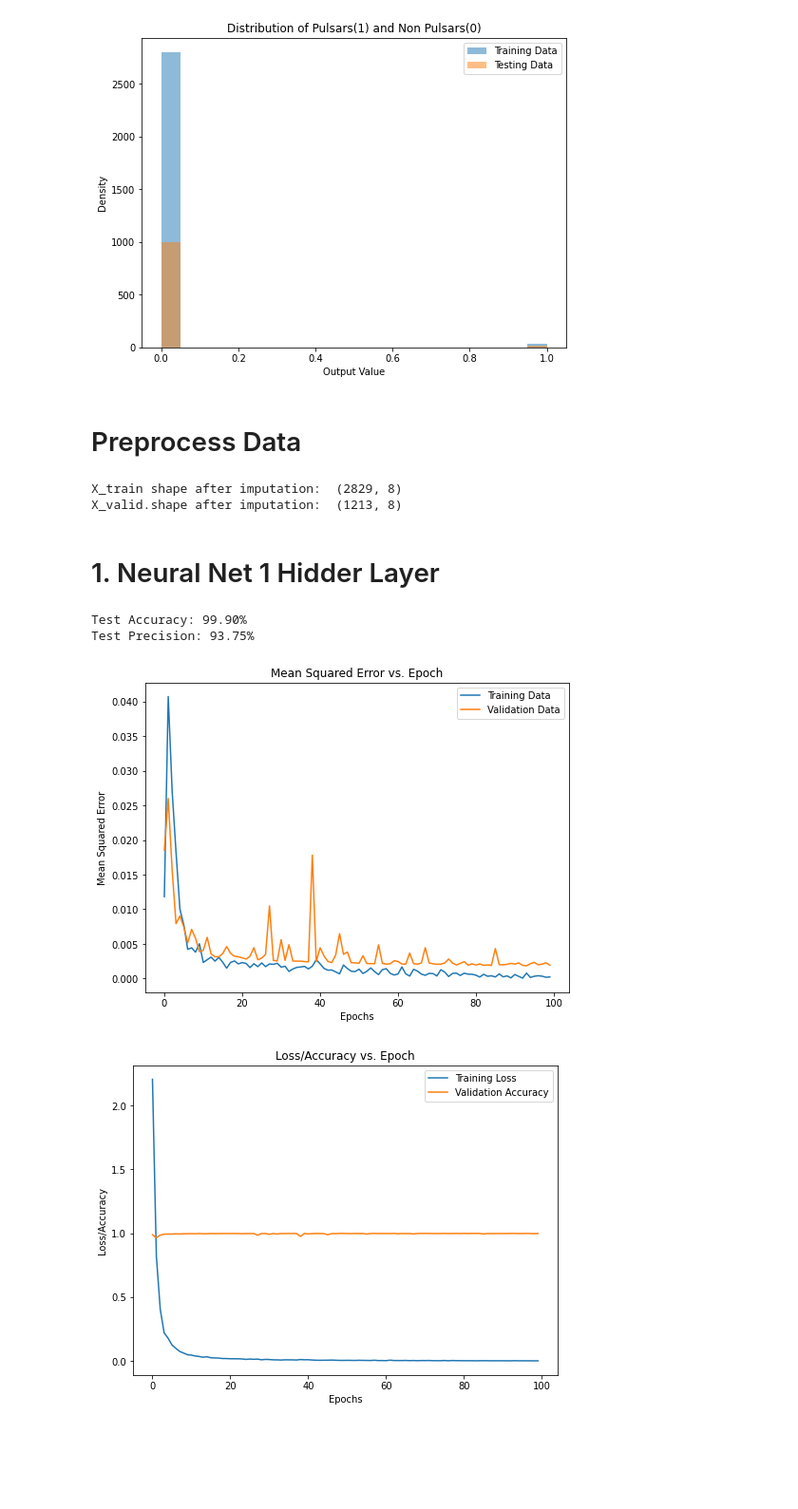
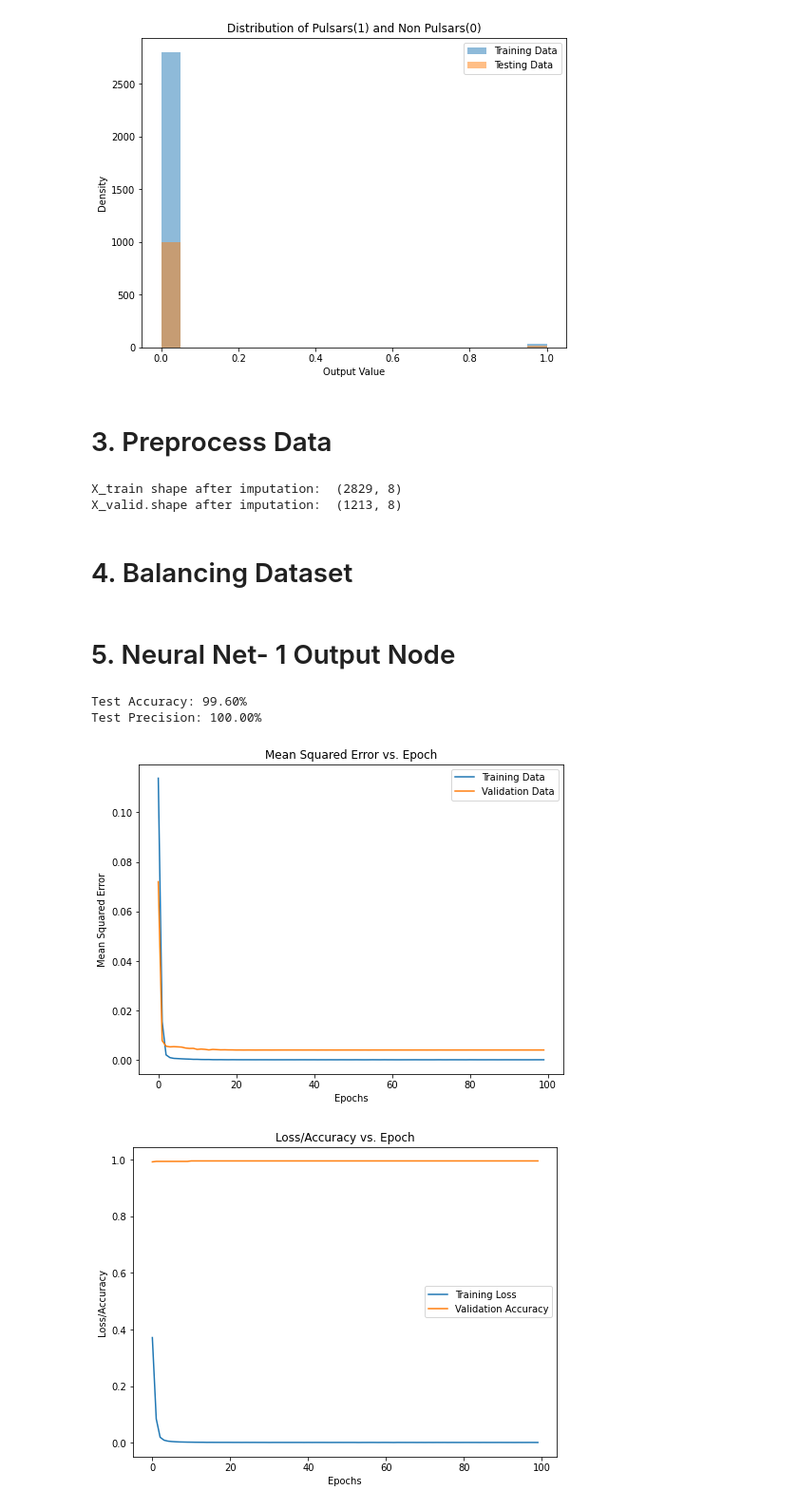
Before and after one commit to Prav001/PulsarClassification, a Jupyter notebook: PulsarClassificationNeuralNet.ipynb, the cells around one changed output. Shown at 95% size. Drawn from its saved outputs; the diff is of its cells as text; code cells hidden in the pictures; blank space fills up the shorter version.

Commit message:
Added SMOTE functionality to address class imbalance

```diff
--- a/PulsarClassificationNeuralNet.ipynb
+++ b/PulsarClassificationNeuralNet.ipynb
@@ -83,9 +93,14 @@ plt.show()
 # %% [output]
 [figure]
 # %% [markdown]
-# Preprocess Data
+# 3. Preprocess Data
 # %%
 def preprocess_data(X_train,X_valid,original_columns):
+
+    # Normalize the features
+    scaler = StandardScaler()
+    X_train = scaler.fit_transform(X_train)
+    X_valid = scaler.transform(X_valid)
 
     # Preprocessing for numerical data
     imputer= SimpleImputer(strategy='median')
@@ -107,10 +122,36 @@ X_train, X_valid= preprocess_data(X_train,X_valid,input_columns)
 # %% [output]
 X_train shape after imputation:  (2829, 8)
 X_valid.shape after imputation:  (1213, 8)
+# %% [markdown]
+# 4. Balancing Dataset
+# %%
+def balance_dataset(X_train,y_train):
+
+    '''
+    https://machinelearningmastery.com/smote-oversampling-for-imbalanced-classification/
+    '''
+
+
+    # Define resampling strategies
+    over_sampling = SMOTE()
+    under_sampling = RandomUnderSampler()
+
+    # Define pipeline with resampling
+    pipeline = Pipeline([
+        ('over_sampling', over_sampling),
+        ('under_sampling', under_sampling)
+    ])
+
+    # Apply resampling to training data
+    c= pipeline.fit_resample(X_train, y_train)
+    X_resampled, y_resampled = over_sampling.fit_resample(X_train, y_train)
+    return X_resampled, y_resampled
+# %%
+X_train, y_train = balance_dataset(X_train,y_train)
 # %% [markdown]
-# 1. Neural Net 1 Hidder Layer
+# 5. Neural Net- 1 Output Node
 # %%
-def ann_one_hidden_layer(X_train,y_train,X_valid,y_valid):
+def ann_one_output_node(X_train,y_train,X_valid,y_valid):
 
     # Compute class weights
     class_labels = np.unique(y_train)
@@ -120,10 +161,10 @@ def ann_one_hidden_layer(X_train,y_train,X_valid,y_valid):
     class_weight_dict = dict(zip(class_labels, class_weights))
 
     # Build the neural network model
-    model_ann = keras.Sequential([
-        keras.layers.Dense(8, activation='relu', input_shape=(X_train.shape[1],)),  # Input layer with 8 nodes
-        keras.layers.Dense(8, activation='relu'),  # Hidden layer with 8 nodes
-        keras.layers.Dense(1, activation='sigmoid')  # Output layer with 1 nodes (binary classification)
+    model_ann = Sequential([
+        Dense(12, activation='relu', input_shape=(X_train.shape[1],)),  # Input layer with 12 nodes
+        Dense(12, activation='relu'),  # Hidden layer with 8 nodes
+        Dense(1, activation='sigmoid')  # Output layer with 1 nodes (binary classification)
     ])
     # Compile the model
     model_ann.compile(optimizer='adam',
@@ -187,15 +228,14 @@ def plot_training_loss_validation_accuracy(history):
     plt.legend()
     plt.show()
 # %%
-model_ann,history= ann_one_hidden_layer(X_train,y_train,X_valid,y_valid)
-
+model_ann,history= ann_one_output_node(X_train,y_train,X_valid,y_valid)
 model_metrics(X_test, y_test, model_ann)
 plot_mse_epoch(history)
 plot_training_loss_validation_accuracy(history)
 plot_predictions_dist_pulsars_nonpulsars(X_test, y_test, model_ann)
 # %% [output]
-Test Accuracy: 99.90%
-Test Precision: 93.75%
+Test Accuracy: 99.60%
+Test Precision: 100.00%
-[figure, old version]
+[figure, new version]
-[figure, old version]
+[figure, new version]
 [figure]
```
Also changed, not shown: parts of 4 cells of this notebook.
